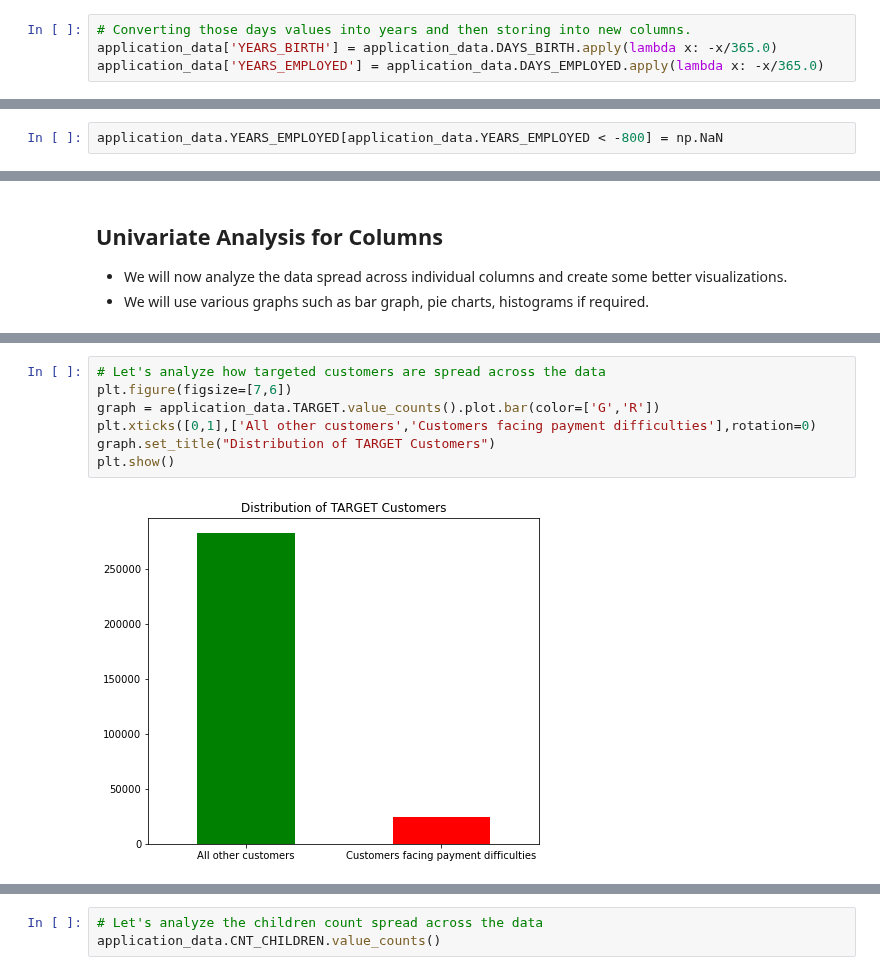
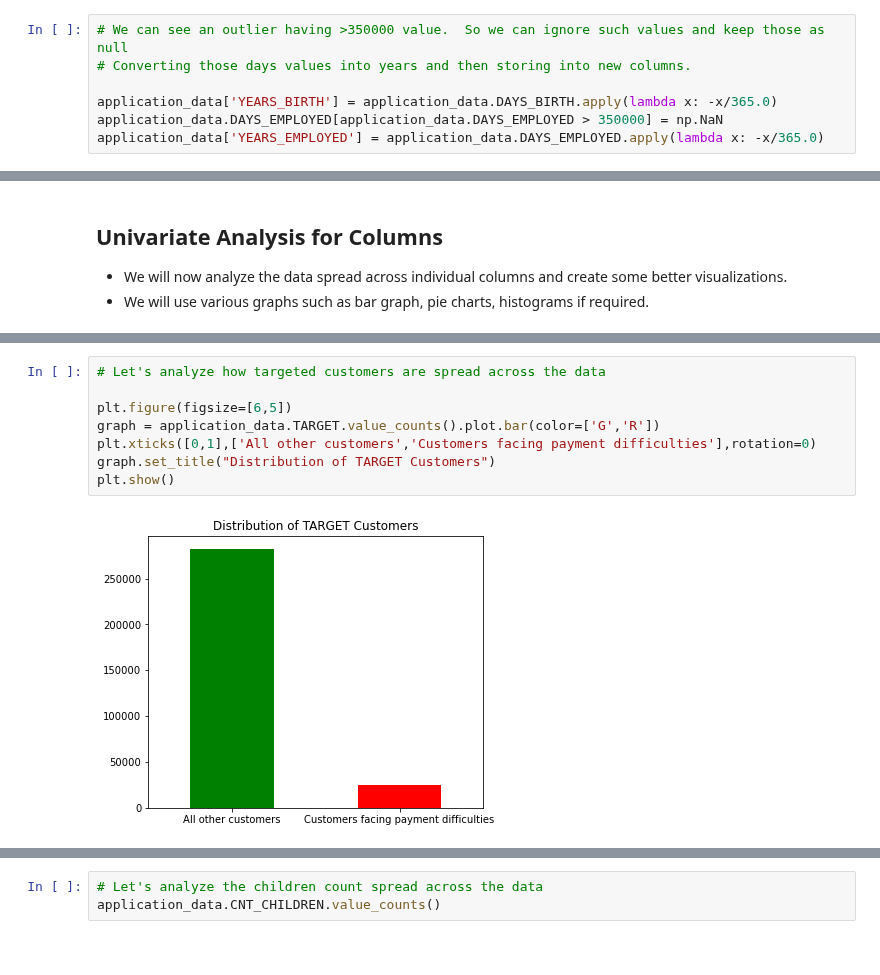
Before and after one commit to shardul-rajhans/Bank-Credit-Loan-Risk-Analytics-EDA, a Jupyter notebook: shardul_sohini_eda_case_study.ipynb, the cells around one changed output, grey strips where cells are left out. Cells and saved outputs as stored; diff of their text form.

```diff
--- a/shardul_sohini_eda_case_study.ipynb
+++ b/shardul_sohini_eda_case_study.ipynb
@@ -784,6 +891,9 @@ Name: DAYS_EMPLOYED, dtype: float64
 # %%
+# We can see an outlier having >350000 value.  So we can ignore such values and keep those as null
 # Converting those days values into years and then storing into new columns.
+
 application_data['YEARS_BIRTH'] = application_data.DAYS_BIRTH.apply(lambda x: -x/365.0)
+application_data.DAYS_EMPLOYED[application_data.DAYS_EMPLOYED > 350000] = np.NaN
 application_data['YEARS_EMPLOYED'] = application_data.DAYS_EMPLOYED.apply(lambda x: -x/365.0)
 # %%
 # Deleting the days columns
@@ -817,2 +920,0 @@ application_data[application_data.YEARS_EMPLOYED < -800].shape[0]/application_da
-# %%
-application_data.YEARS_EMPLOYED[application_data.YEARS_EMPLOYED < -800] = np.NaN
@@ -841,9 +938,10 @@ application_data.head()
 # %%
 # Let's analyze how targeted customers are spread across the data
-plt.figure(figsize=[7,6])
+
+plt.figure(figsize=[6,5])
 graph = application_data.TARGET.value_counts().plot.bar(color=['G','R'])
 plt.xticks([0,1],['All other customers','Customers facing payment difficulties'],rotation=0)
 graph.set_title("Distribution of TARGET Customers")
 plt.show()
 # %% [output]
-[figure, old version]
+[figure, new version]
```
Also changed, not shown: parts of 199 cells of this notebook.
